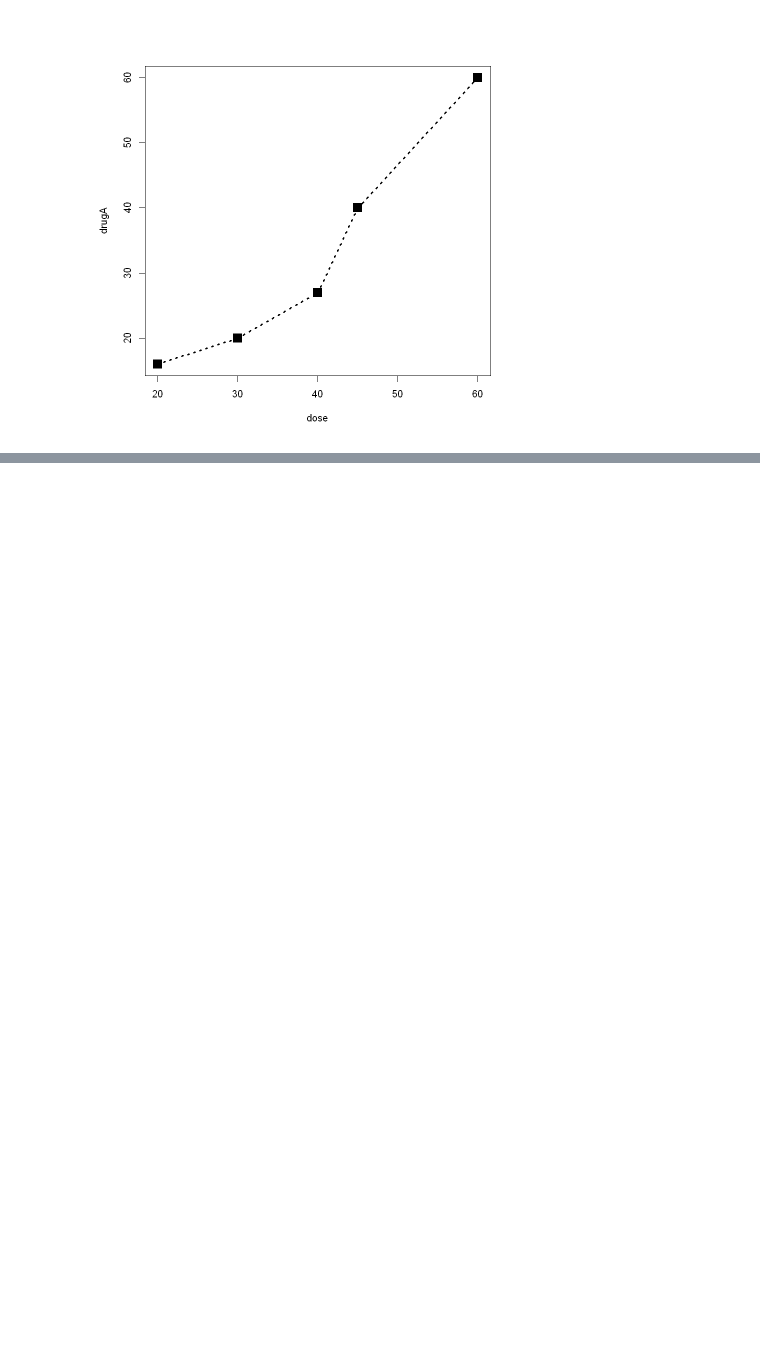
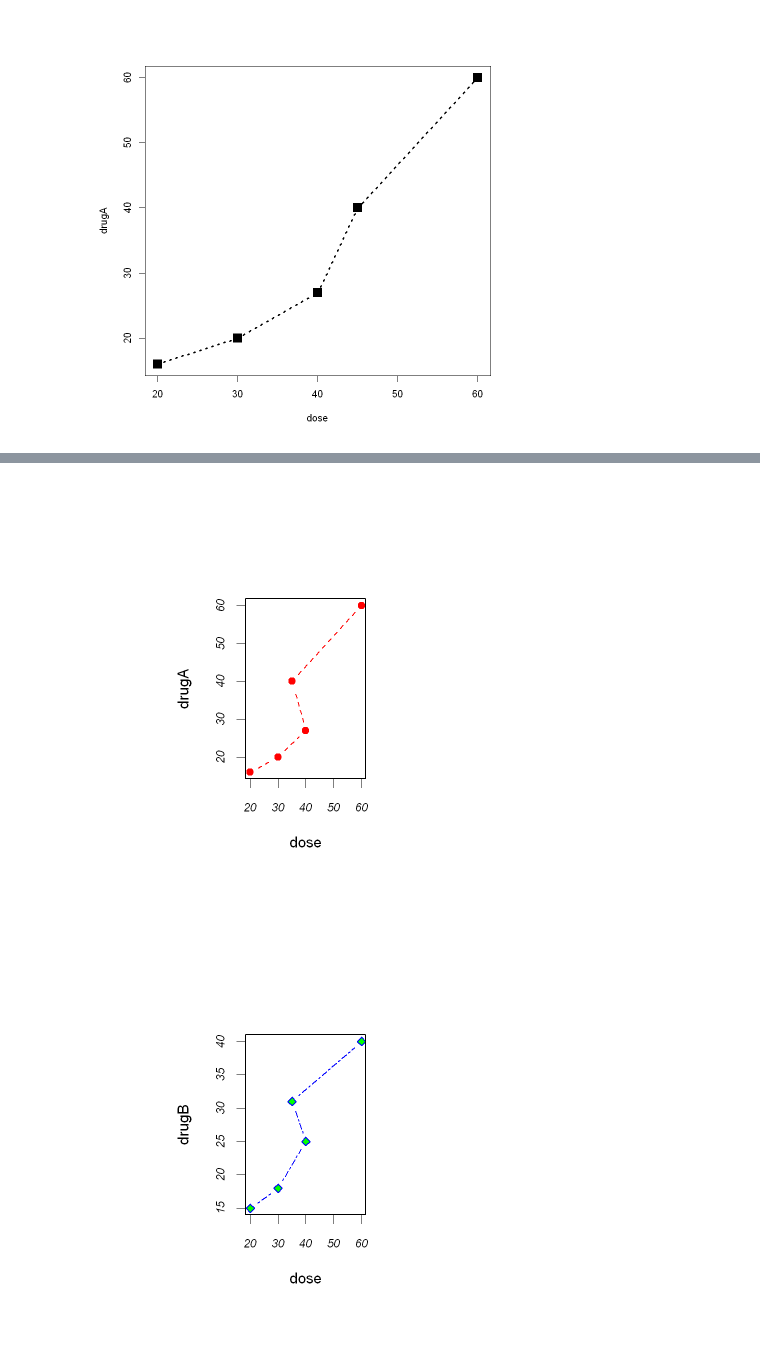
Before and after one commit to ruishuQU/R-IN-ACTION, a Jupyter notebook: code/ch03 图形初阶.ipynb, the cells around one changed output, grey strips where cells are left out. Drawn from its saved outputs; the diff is of its cells as text; code cells hidden in the pictures; blank space fills up the shorter version.

```diff
--- a/code/ch03 图形初阶.ipynb
+++ b/code/ch03 图形初阶.ipynb
@@ -81,0 +103,17 @@ plot(dose,drugA,type = "b",lty = 3,lwd = 3,pch = 15,cex = 2)
+# %%
+# 3.3.4 图形尺寸与边界
+#3-1 使用图形参数控制图形外观
+dose <- c(20,30,40,35,60)
+durgA <- c(16,20,27,40,60)
+drugB <- c(15,18,25,31,40)
+
+opar <- par(no.readonly = TRUE)
+par(pin = c(2,3))
+par(lwd = 2,cex = 1.5)
+par(cex.axis = .75,font.axis = 3)
+plot(dose,drugA,type = "b",pch = 19,lty = 2,col = "red")
+plot(dose,drugB,type = "b",pch = 23,lty = 6,col = "blue",bg = "green")
+par(opar)
+# %% [output]
+[figure, added]
+[figure, added]
```
Also changed, not shown: parts of 16 cells of this notebook.
